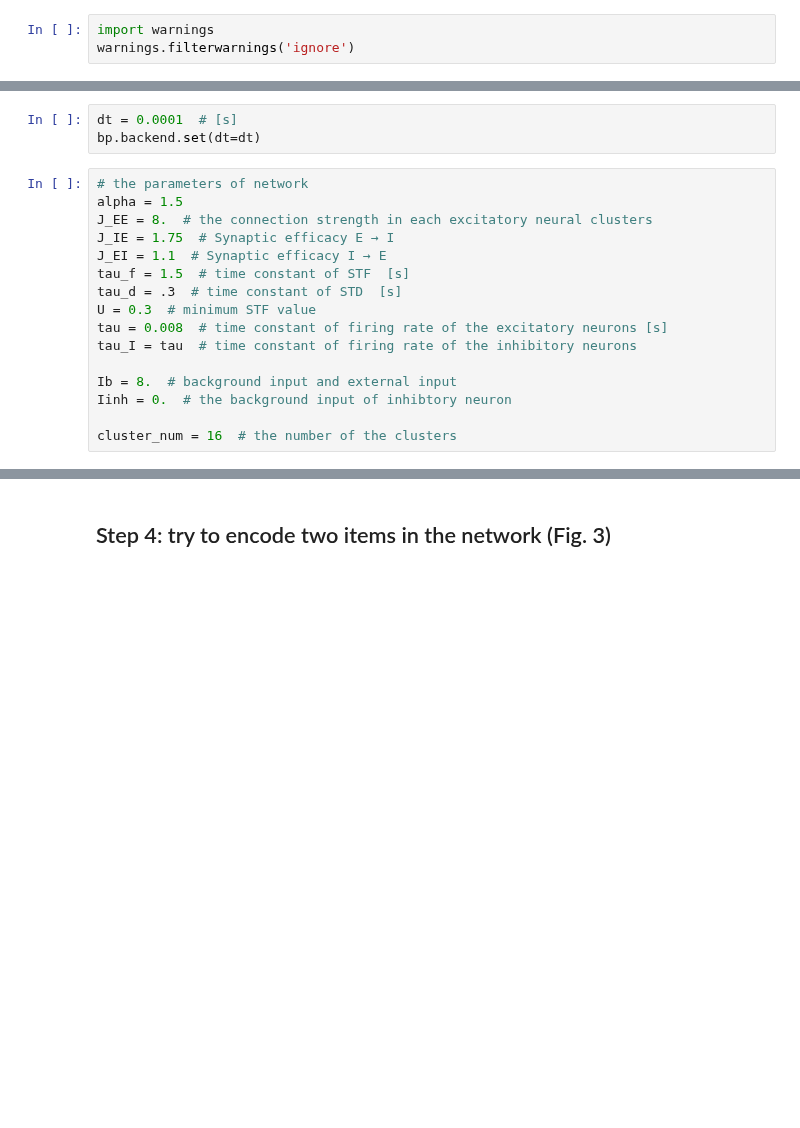
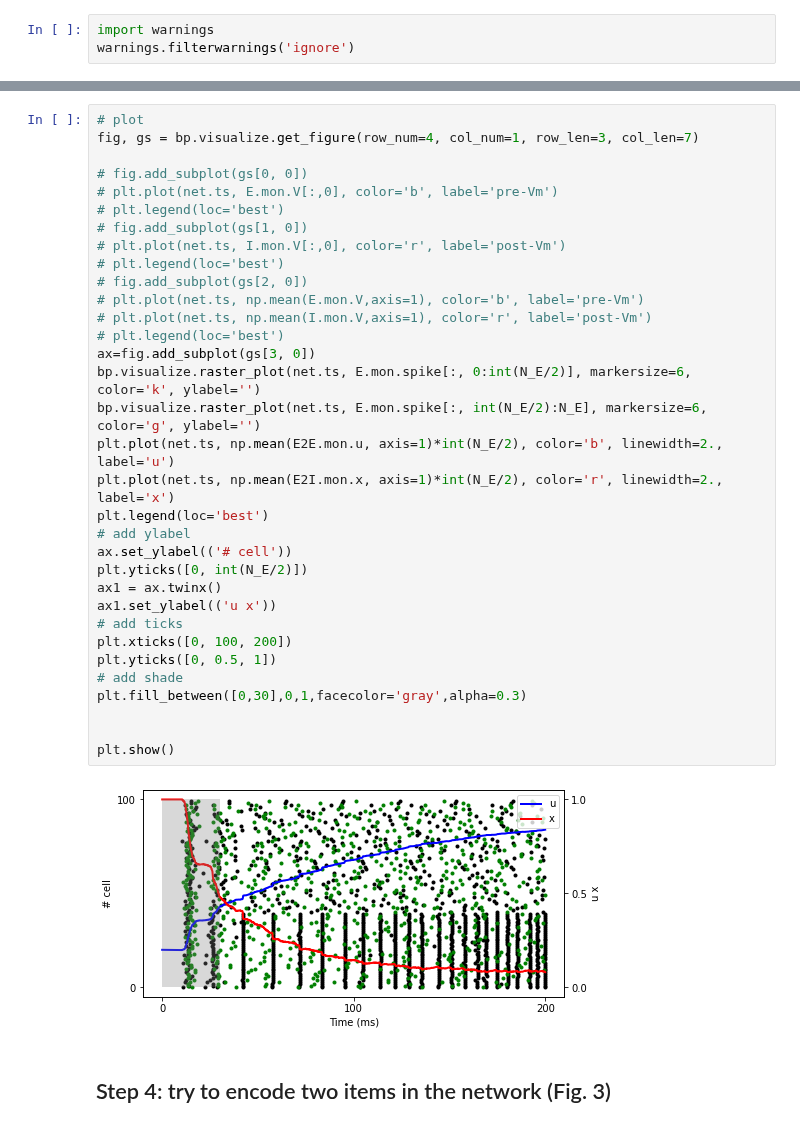
Before and after one commit to AohuaCheng/Neuro-and-Complexity-Science, a Jupyter notebook: project/project_spiking_circuit_model_for_working_memory.ipynb, the cells around one changed output, grey strips where cells are left out. Cells and saved outputs as stored; diff of their text form; blank space fills up the shorter version.

```diff
--- a/project/project_spiking_circuit_model_for_working_memory.ipynb
+++ b/project/project_spiking_circuit_model_for_working_memory.ipynb
@@ -501,19 +408,0 @@ def raster_plot(ts,
-# %%
-dt = 0.0001  # [s]
-bp.backend.set(dt=dt)
-# %%
-# the parameters of network
-alpha = 1.5
-J_EE = 8.  # the connection strength in each excitatory neural clusters
-J_IE = 1.75  # Synaptic efficacy E → I
-J_EI = 1.1  # Synaptic efficacy I → E
-tau_f = 1.5  # time constant of STF  [s]
-tau_d = .3  # time constant of STD  [s]
-U = 0.3  # minimum STF value
-tau = 0.008  # time constant of firing rate of the excitatory neurons [s]
-tau_I = tau  # time constant of firing rate of the inhibitory neurons
-
-Ib = 8.  # background input and external input
-Iinh = 0.  # the background input of inhibtory neuron
-
-cluster_num = 16  # the number of the clusters
@@ -646,3 +454,38 @@ plt.show()
+# %%
+# plot
+fig, gs = bp.visualize.get_figure(row_num=4, col_num=1, row_len=3, col_len=7)
+
+# fig.add_subplot(gs[0, 0])
+# plt.plot(net.ts, E.mon.V[:,0], color='b', label='pre-Vm')
+# plt.legend(loc='best')
+# fig.add_subplot(gs[1, 0])
+# plt.plot(net.ts, I.mon.V[:,0], color='r', label='post-Vm')
+# plt.legend(loc='best')
+# fig.add_subplot(gs[2, 0])
+# plt.plot(net.ts, np.mean(E.mon.V,axis=1), color='b', label='pre-Vm')
+# plt.plot(net.ts, np.mean(I.mon.V,axis=1), color='r', label='post-Vm')
+# plt.legend(loc='best')
+ax=fig.add_subplot(gs[3, 0])
+bp.visualize.raster_plot(net.ts, E.mon.spike[:, 0:int(N_E/2)], markersize=6, color='k', ylabel='')
+bp.visualize.raster_plot(net.ts, E.mon.spike[:, int(N_E/2):N_E], markersize=6, color='g', ylabel='')
+plt.plot(net.ts, np.mean(E2E.mon.u, axis=1)*int(N_E/2), color='b', linewidth=2., label='u')
+plt.plot(net.ts, np.mean(E2I.mon.x, axis=1)*int(N_E/2), color='r', linewidth=2., label='x')
+plt.legend(loc='best')
+# add ylabel
+ax.set_ylabel(('# cell'))
+plt.yticks([0, int(N_E/2)])
+ax1 = ax.twinx()
+ax1.set_ylabel(('u x'))
+# add ticks
+plt.xticks([0, 100, 200])
+plt.yticks([0, 0.5, 1])
+# add shade
+plt.fill_between([0,30],0,1,facecolor='gray',alpha=0.3)
+
+
+plt.show()
+# %% [output]
+[figure, added]
 # %% [markdown]
 ## Step 4: try to encode two items in the network (Fig. 3)
 # %% [markdown]
```
Also changed, not shown: parts of 22 cells of this notebook.
